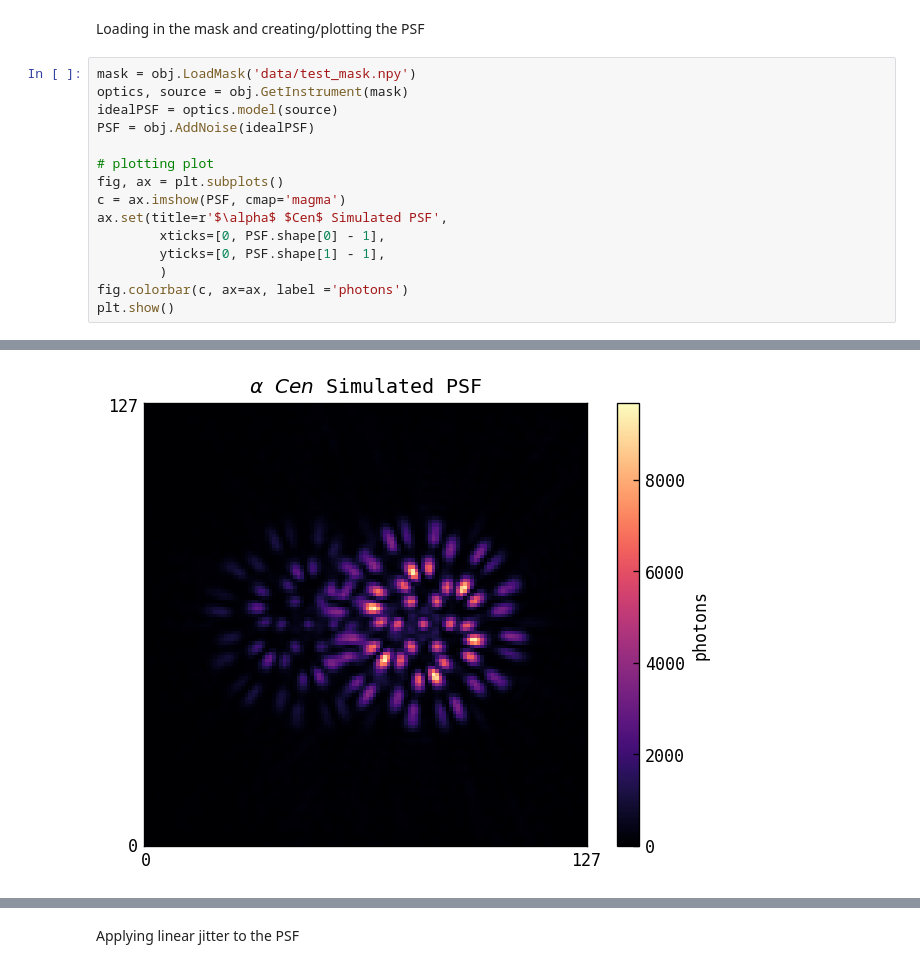
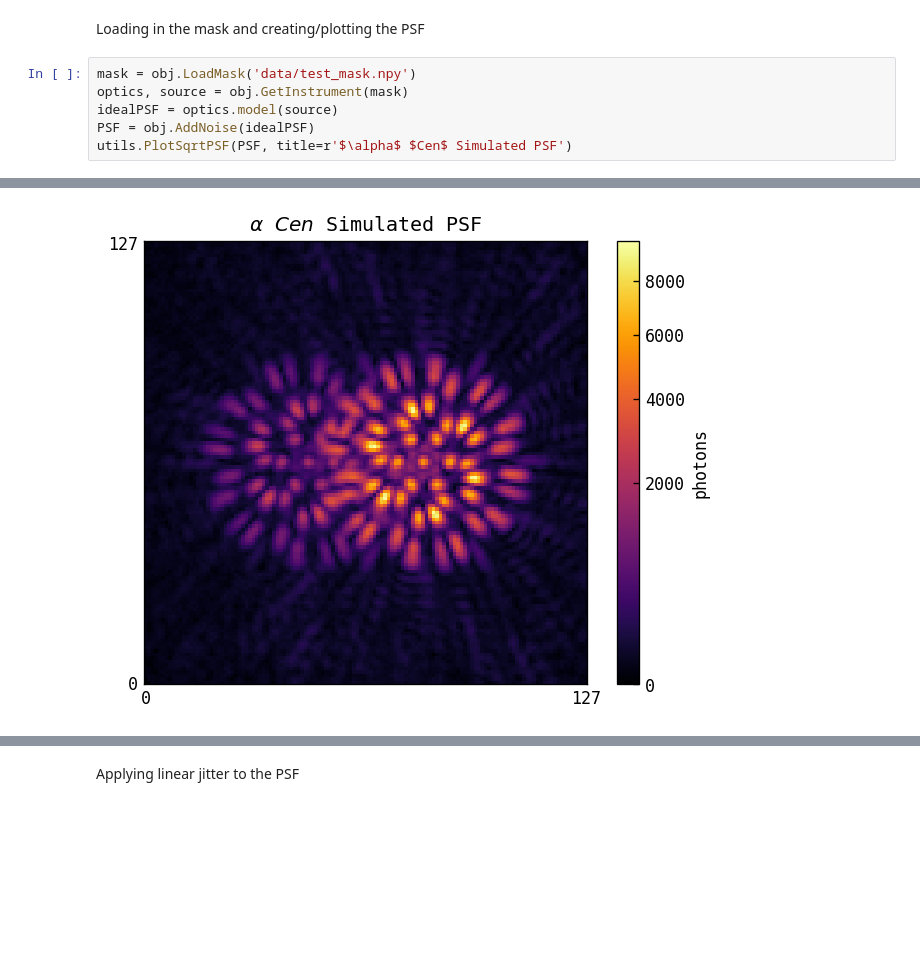
Before and after one commit to maxecharles/toliman-phd, a Jupyter notebook: main.ipynb, the cells around one changed output, grey strips where cells are left out. Drawn from its saved outputs; the diff is of its cells as text; blank space fills up the shorter version.

```diff
--- a/main.ipynb
+++ b/main.ipynb
@@ -33,14 +35,5 @@ mask = obj.LoadMask('data/test_mask.npy')
 optics, source = obj.GetInstrument(mask)
 idealPSF = optics.model(source)
 PSF = obj.AddNoise(idealPSF)
-
-# plotting plot
-fig, ax = plt.subplots()
-c = ax.imshow(PSF, cmap='magma')
-ax.set(title=r'$\alpha$ $Cen$ Simulated PSF',
-        xticks=[0, PSF.shape[0] - 1],
-        yticks=[0, PSF.shape[1] - 1],
-        )
-fig.colorbar(c, ax=ax, label ='photons')
-plt.show()
+utils.PlotSqrtPSF(PSF, title=r'$\alpha$ $Cen$ Simulated PSF')
 # %% [output]
@@ -47 +41 @@ plt.show()
-[figure, old version]
+[figure, new version]
```
Also changed, not shown: parts of 4 cells of this notebook, 2 other files.
